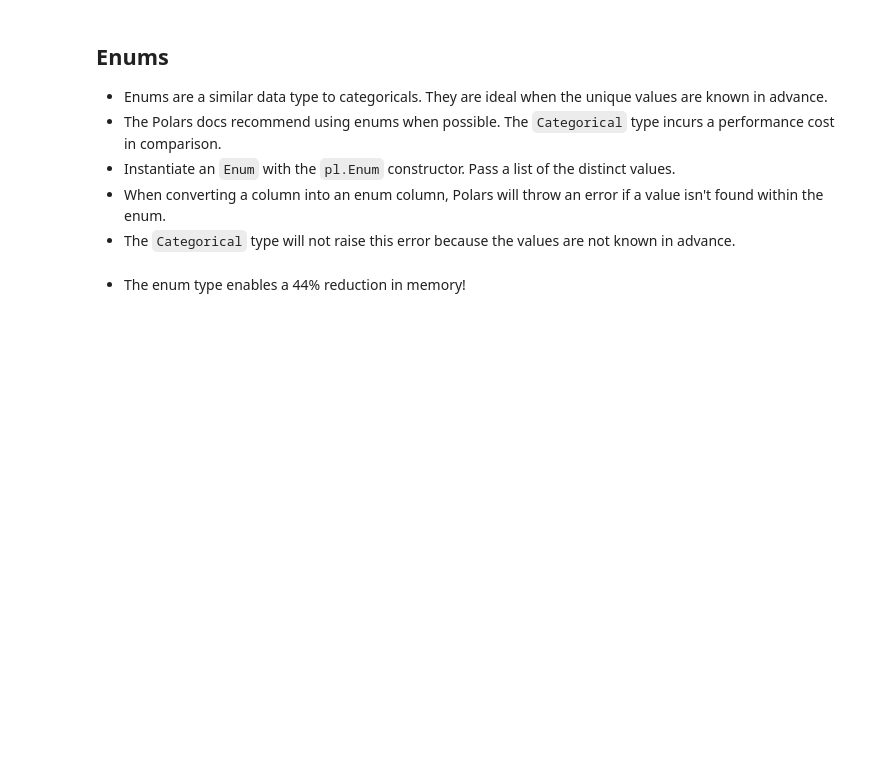
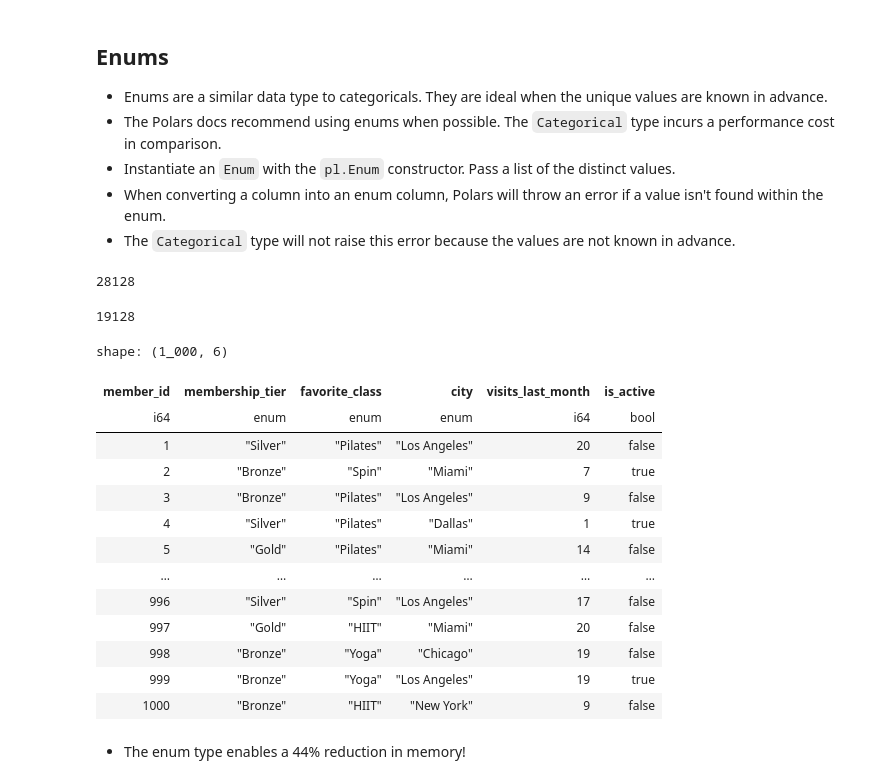
Before and after one commit to yaowenqiang/Data-Analysis-with-Polars-and-Python, a Jupyter notebook: incomplete/13 - Categoricals and Enums.ipynb, the cells around one changed output. Drawn from its saved outputs; the diff is of its cells as text; code cells hidden in the pictures; blank space fills up the shorter version.

Commit message:
add more enum and categoricals notes

```diff
--- a/incomplete/13 - Categoricals and Enums.ipynb
+++ b/incomplete/13 - Categoricals and Enums.ipynb
@@ -129,2 +131,47 @@ shape: (12, 1)
+# %%
+gym_memberships = pl.read_csv(
+    "gym_memberships.csv",
+    schema_overrides={
+        "membership_tier": pl.Categorical,
+        "favorite_class": pl.Categorical,
+        "city": pl.Categorical,
+    },
+)
+gym_memberships.estimated_size()
+# %% [output]
+28128
+# %%
+tiers_enum = pl.Enum(["Bronze", "Silver", "Gold"])
+cities_enum = pl.Enum(["Miami", "Chicago", "Los Angeles", "New York", "Dallas"])
+classes_enum = pl.Enum(["HIIT", "Yoga", "Spin", "Pilates"])
+# %%
+gym_memberships = pl.read_csv(
+    "gym_memberships.csv",
+    schema_overrides={
+        "membership_tier": tiers_enum,
+        "favorite_class": classes_enum,
+        "city": cities_enum,
+    },
+)
+gym_memberships.estimated_size()
+# %% [output]
+19128
+# %%
+gym_memberships
+# %% [output]
+shape: (1_000, 6)
+| member_id | membership_tier | favorite_class | city | visits_last_month | is_active |
+| i64 | enum | enum | enum | i64 | bool |
+| 1 | "Silver" | "Pilates" | "Los Angeles" | 20 | false |
+| 2 | "Bronze" | "Spin" | "Miami" | 7 | true |
+| 3 | "Bronze" | "Pilates" | "Los Angeles" | 9 | false |
+| 4 | "Silver" | "Pilates" | "Dallas" | 1 | true |
+| 5 | "Gold" | "Pilates" | "Miami" | 14 | false |
+| … | … | … | … | … | … |
+| 996 | "Silver" | "Spin" | "Los Angeles" | 17 | false |
+| 997 | "Gold" | "HIIT" | "Miami" | 20 | false |
+| 998 | "Bronze" | "Yoga" | "Chicago" | 19 | false |
+| 999 | "Bronze" | "Yoga" | "Los Angeles" | 19 | true |
+| 1000 | "Bronze" | "HIIT" | "New York" | 9 | false |
 # %% [markdown]
 - The enum type enables a 44% reduction in memory!
```
Also changed, not shown: parts of 8 cells of this notebook.
